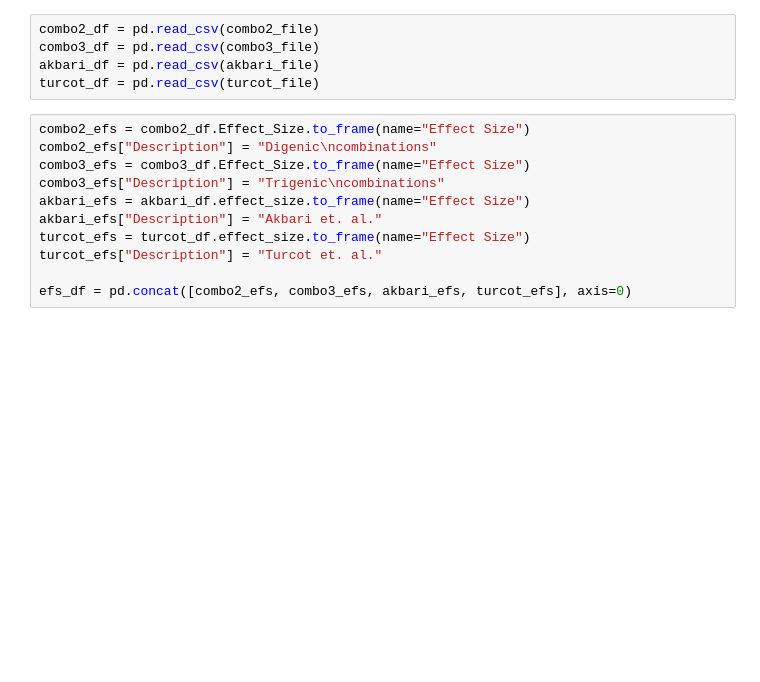
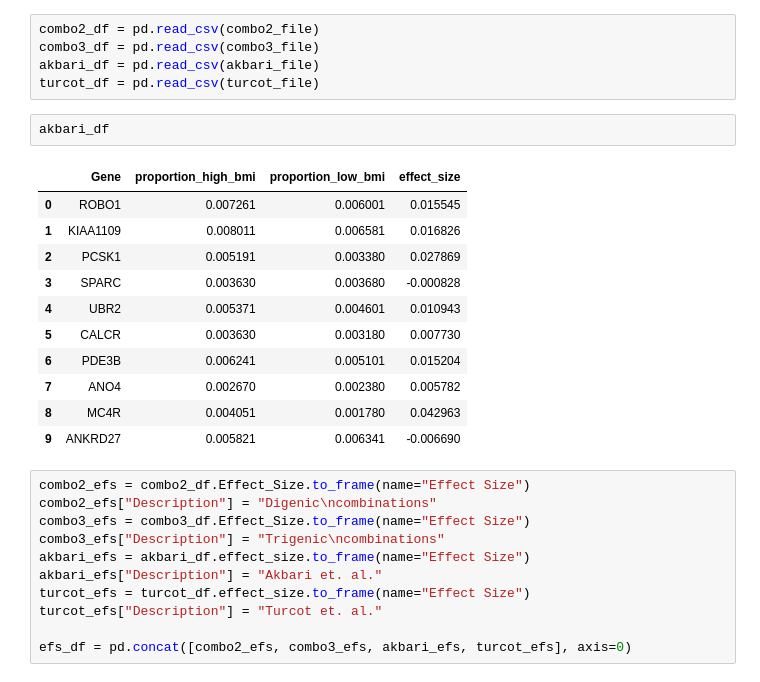
Before and after one commit to deeprob/ukb_bmi, a Jupyter notebook: 4_characterization/white_british/notebooks/1_effect_sizes_comparison.ipynb, the cells around one changed output. Saved outputs shown, nothing was run; the diff lists cells and outputs as text; blank space fills up the shorter version.

```diff
--- a/4_characterization/white_british/notebooks/1_effect_sizes_comparison.ipynb
+++ b/4_characterization/white_british/notebooks/1_effect_sizes_comparison.ipynb
@@ -19,6 +19,20 @@ combo2_df = pd.read_csv(combo2_file)
 combo3_df = pd.read_csv(combo3_file)
 akbari_df = pd.read_csv(akbari_file)
 turcot_df = pd.read_csv(turcot_file)
+# %%
+akbari_df
+# %% [output]
+|  | Gene | proportion_high_bmi | proportion_low_bmi | effect_size |
+| 0 | ROBO1 | 0.007261 | 0.006001 | 0.015545 |
+| 1 | KIAA1109 | 0.008011 | 0.006581 | 0.016826 |
+| 2 | PCSK1 | 0.005191 | 0.003380 | 0.027869 |
+| 3 | SPARC | 0.003630 | 0.003680 | -0.000828 |
+| 4 | UBR2 | 0.005371 | 0.004601 | 0.010943 |
+| 5 | CALCR | 0.003630 | 0.003180 | 0.007730 |
+| 6 | PDE3B | 0.006241 | 0.005101 | 0.015204 |
+| 7 | ANO4 | 0.002670 | 0.002380 | 0.005782 |
+| 8 | MC4R | 0.004051 | 0.001780 | 0.042963 |
+| 9 | ANKRD27 | 0.005821 | 0.006341 | -0.006690 |
 # %%
 combo2_efs = combo2_df.Effect_Size.to_frame(name="Effect Size")
 combo2_efs["Description"] = "Digenic\ncombinations"
```
Also changed, not shown: 5 other files.
